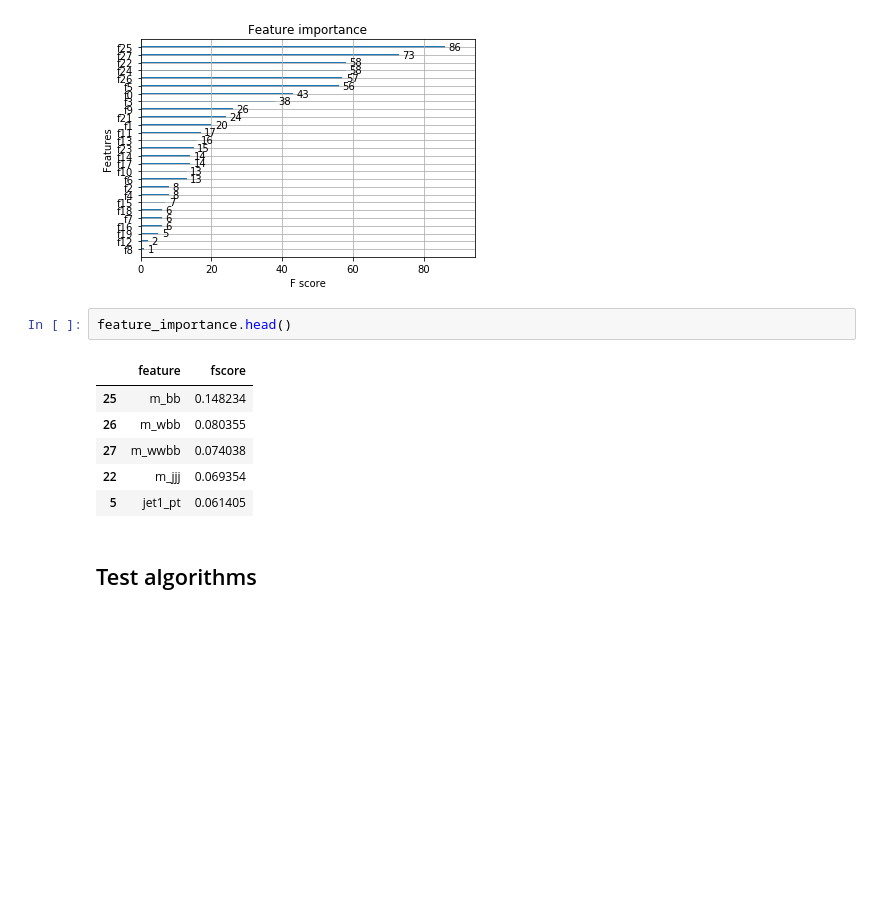
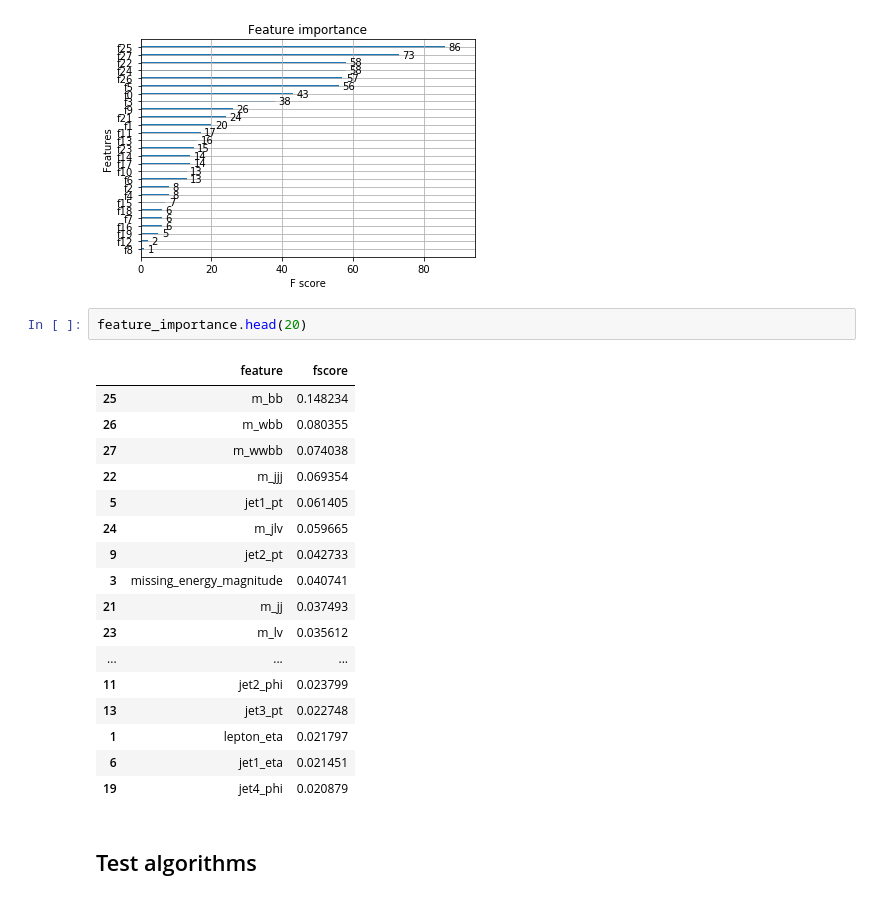
Before and after one commit to llayer/ml_exercise, a Jupyter notebook: Higgs.ipynb, the cells around one changed output. Drawn from its saved outputs; the diff is of its cells as text; blank space fills up the shorter version.

```diff
--- a/Higgs.ipynb
+++ b/Higgs.ipynb
@@ -91,14 +94,25 @@ feature_importance = get_feature_importance(X_train)
 # %% [output]
 [figure]
 # %%
-feature_importance.head()
+feature_importance.head(20)
 # %% [output]
 |  | feature | fscore |
 | 25 | m_bb | 0.148234 |
 | 26 | m_wbb | 0.080355 |
 | 27 | m_wwbb | 0.074038 |
 | 22 | m_jjj | 0.069354 |
 | 5 | jet1_pt | 0.061405 |
+| 24 | m_jlv | 0.059665 |
+| 9 | jet2_pt | 0.042733 |
+| 3 | missing_energy_magnitude | 0.040741 |
+| 21 | m_jj | 0.037493 |
+| 23 | m_lv | 0.035612 |
+| ... | ... | ... |
+| 11 | jet2_phi | 0.023799 |
+| 13 | jet3_pt | 0.022748 |
+| 1 | lepton_eta | 0.021797 |
+| 6 | jet1_eta | 0.021451 |
+| 19 | jet4_phi | 0.020879 |
 # %% [markdown]
 ## Test algorithms
 # %% [markdown]
```
Also changed, not shown: parts of 20 cells of this notebook.
